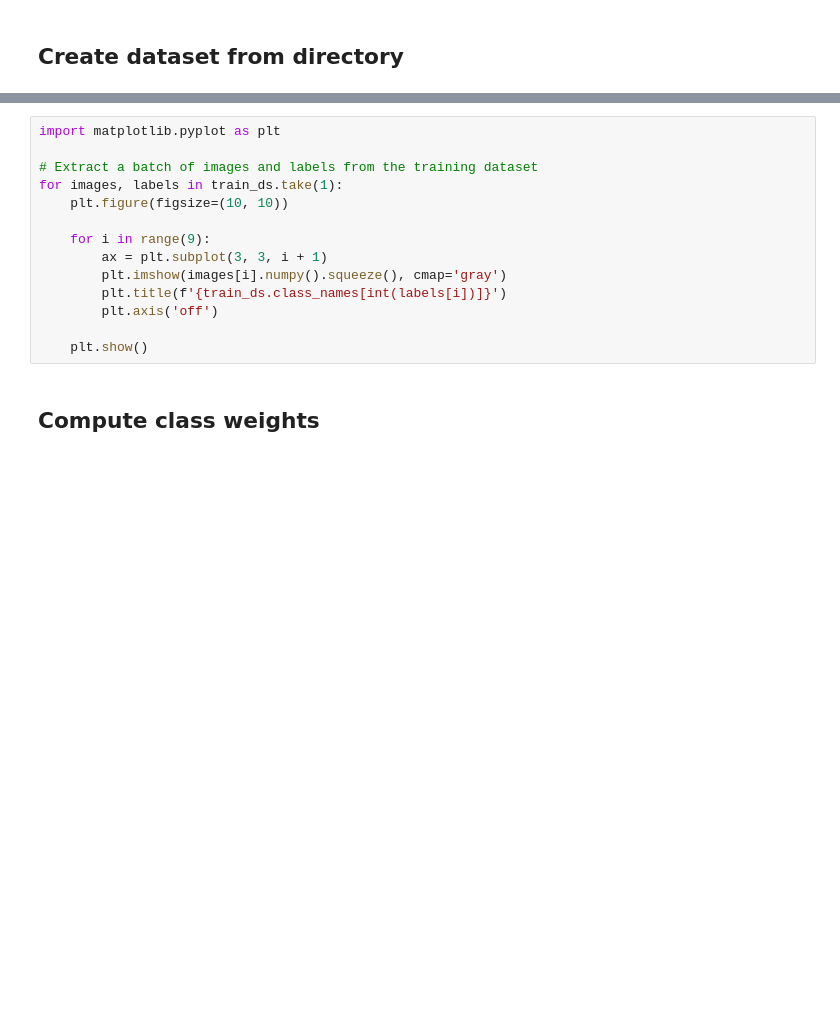
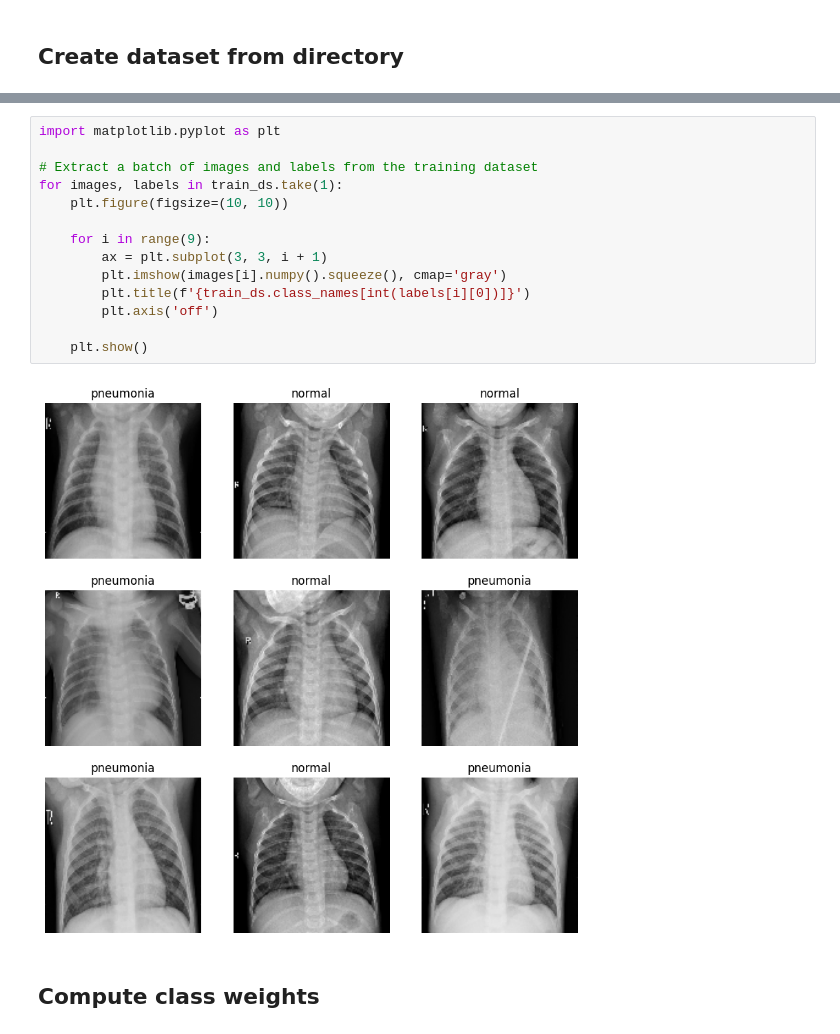
Before and after one commit to Schokiiiiiiii/ARN-PW4, a Jupyter notebook: notebooks/PW4_notebooks/CNN_pneumonia.ipynb, the cells around one changed output, grey strips where cells are left out. Cells and saved outputs as stored; diff of their text form; blank space fills up the shorter version.

```diff
--- a/notebooks/PW4_notebooks/CNN_pneumonia.ipynb
+++ b/notebooks/PW4_notebooks/CNN_pneumonia.ipynb
@@ -51,17 +50,19 @@ Found 624 files belonging to 2 classes.
 # %%
 import matplotlib.pyplot as plt
 
 # Extract a batch of images and labels from the training dataset
 for images, labels in train_ds.take(1):
     plt.figure(figsize=(10, 10))
 
     for i in range(9):
         ax = plt.subplot(3, 3, i + 1)
         plt.imshow(images[i].numpy().squeeze(), cmap='gray')
-        plt.title(f'{train_ds.class_names[int(labels[i])]}')
+        plt.title(f'{train_ds.class_names[int(labels[i][0])]}')
         plt.axis('off')
 
     plt.show()
+# %% [output]
+[figure, added]
 # %% [markdown]
 ## Compute class weights
 # %%
```
Also changed, not shown: parts of 9 cells of this notebook.
